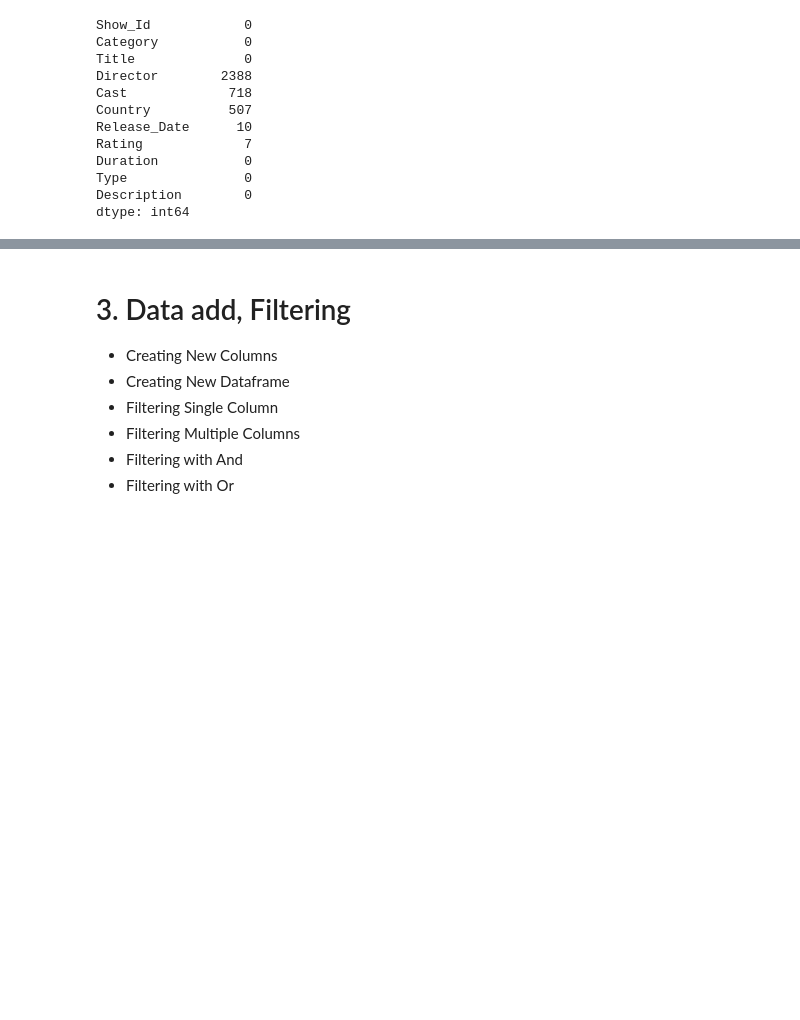
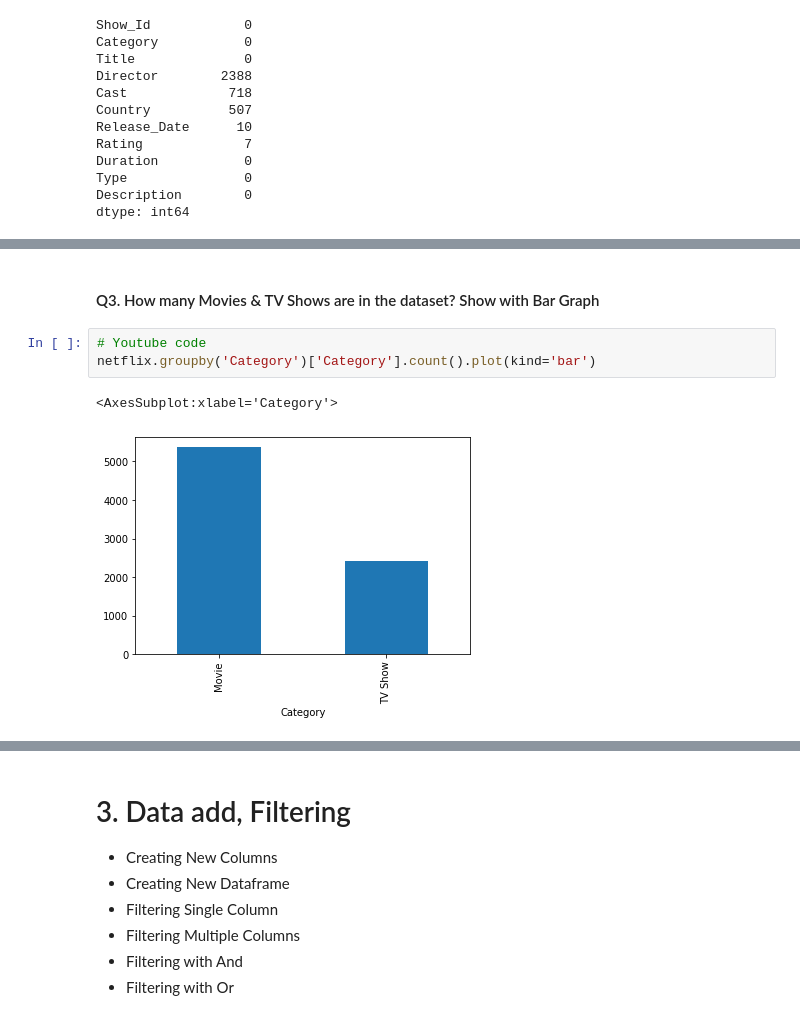
Before and after one commit to Jay-Jun123/DA_Project, a Jupyter notebook: Netflex/netflex.ipynb, the cells around one changed output, grey strips where cells are left out. Cells and saved outputs as stored; diff of their text form; blank space fills up the shorter version.

```diff
--- a/Netflex/netflex.ipynb
+++ b/Netflex/netflex.ipynb
@@ -218,0 +286,8 @@ dtype: int64
+# %% [markdown]
+#### Q3. How many Movies & TV Shows are in the dataset? Show with Bar Graph
+# %%
+# Youtube code
+netflix.groupby('Category')['Category'].count().plot(kind='bar')
+# %% [output]
+<AxesSubplot:xlabel='Category'>
+[figure, added]
```
Also changed, not shown: parts of 13 cells of this notebook.
